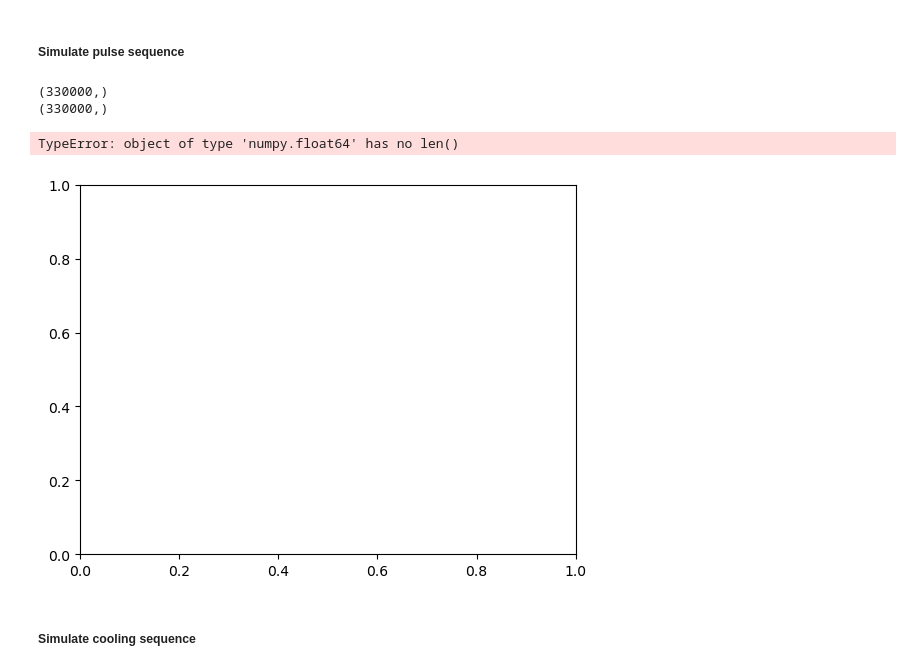
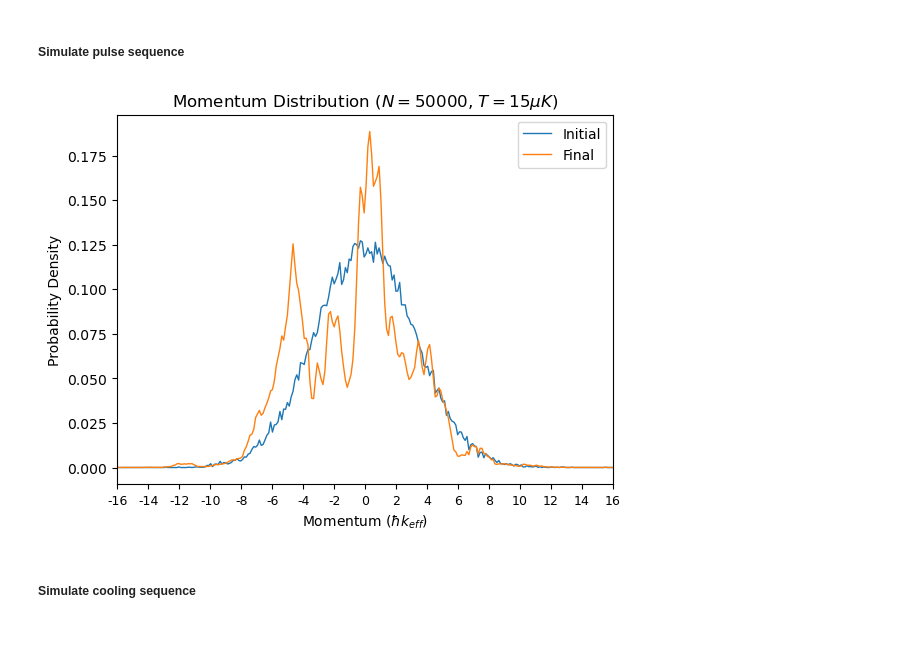
Before and after one commit to tr2g20/simulations, a Jupyter notebook: example_notebook.ipynb, the cells around one changed output. Cells and saved outputs as stored; diff of their text form; code cells hidden in the pictures; blank space fills up the shorter version.

```diff
--- a/example_notebook.ipynb
+++ b/example_notebook.ipynb
@@ -162,7 +162,7 @@ ax.set_ylabel(r'$P(|e\rangle)$');
 ### Simulate pulse sequence on atomic ensemble
 
 # Set ensemble parameters
-N = 10000
+N = 50000
 initial_temp = 15e-6
 
 rabi_freq = 2*pi*5e6
@@ -188,19 +188,12 @@ beam_profile = np.random.normal(loc=1.0, scale=0.0167, size=N)
 
 # Simulate
 mom_dist, state_fractions, _ , _, _ = simulate_pulses_p_dist(pulse_seq=RR3, Temp=initial_temp, no_atoms=N, basis=basis, initial_state=initial_state, beam_profile=beam_profile)
-
-print(np.shape(mom_dist))
-print(np.shape(state_fractions))
-# %% [output]
-(330000,)
-(330000,)
 # %%
-### Plot initial and final momentum distribution
+### Plot initial and final momentum distribution ###
 
 fig, ax = plt.subplots()
-plot_hist(ax=ax, mom_vals=mom_dist, fracs=state_fractions, n_bins=1000, n_atoms=N, temp=initial_temp)
+plot_hist(ax=ax, mom_vals=mom_dist/(hbar*k_eff), fracs=state_fractions, n_bins=500, basis=basis, n_atoms=N, temp=initial_temp)
 # %% [output]
-TypeError: object of type 'numpy.float64' has no len()
-[figure, old version]
+[figure, new version]
 # %% [markdown]
 ##### Simulate cooling sequence
```
Also changed, not shown: parts of 13 cells of this notebook, 6 other files.
